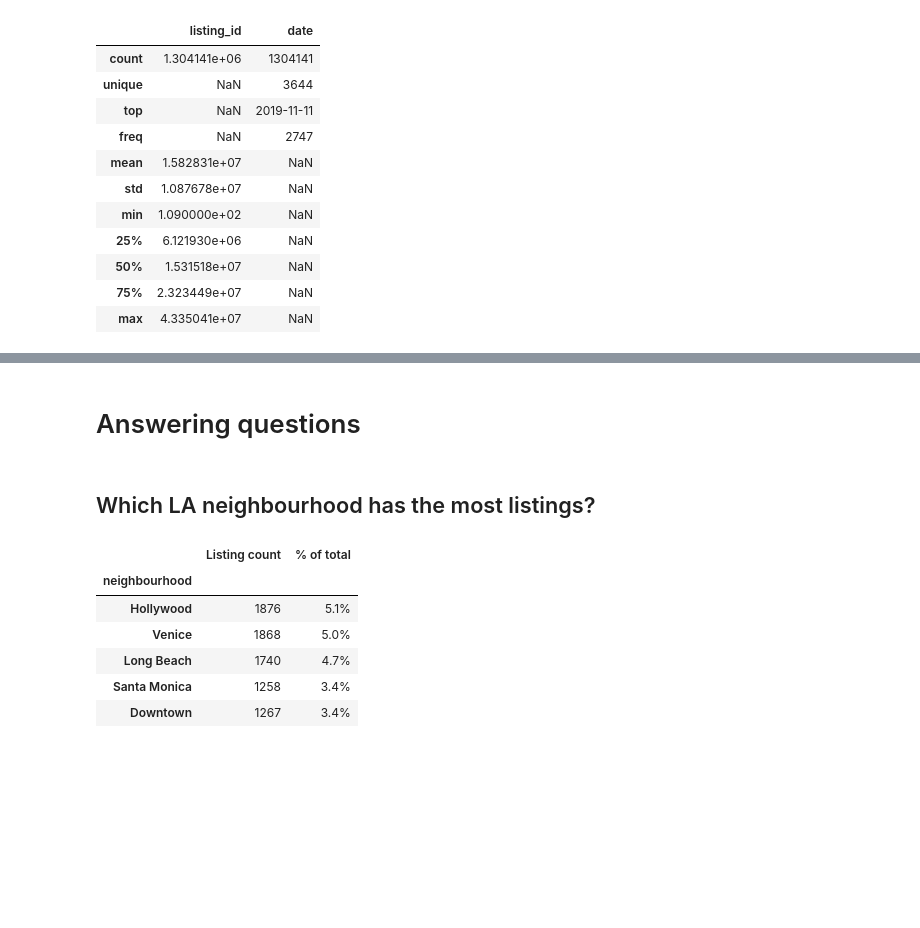
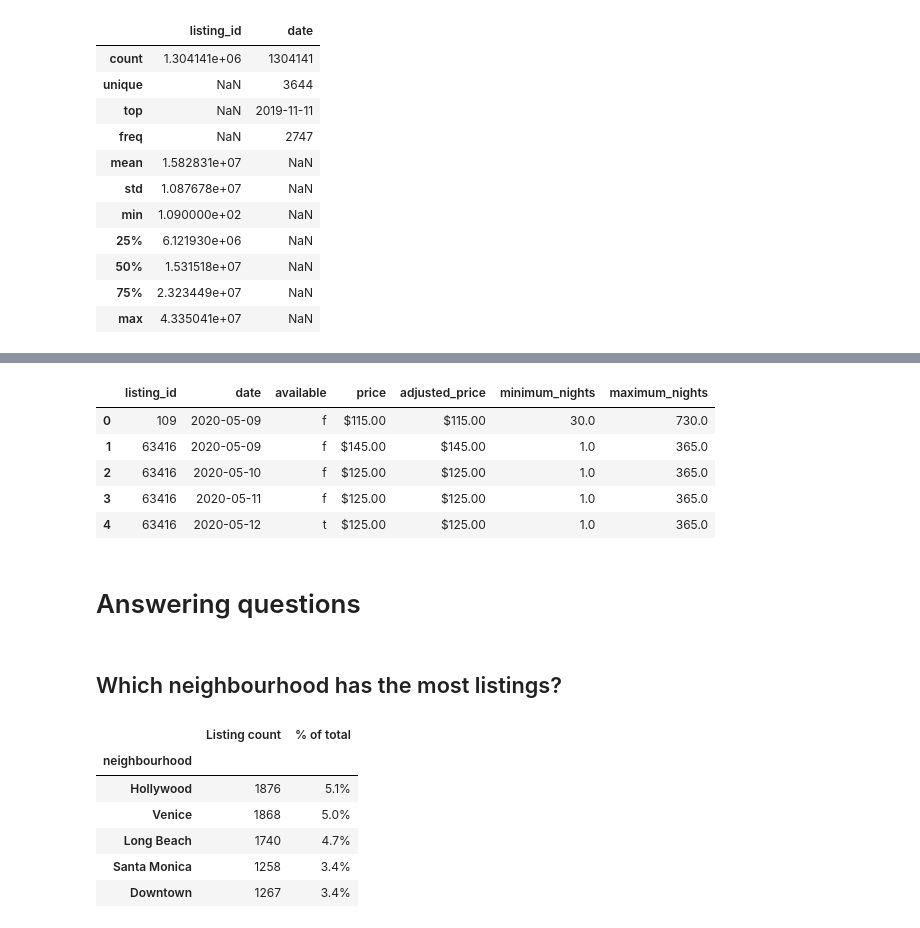
Before and after one commit to mark-baole/AirBnB-Los-Angeles, a Jupyter notebook: ML_AirBnB_Los_Angeles.ipynb, the cells around one changed output, grey strips where cells are left out. Cells and saved outputs as stored; diff of their text form; code cells hidden in the pictures; blank space fills up the shorter version.

```diff
--- a/ML_AirBnB_Los_Angeles.ipynb
+++ b/ML_AirBnB_Los_Angeles.ipynb
@@ -172,7 +203,16 @@ detailed_listings.head()
+# %%
+calendar.head()
+# %% [output]
+|  | listing_id | date | available | price | adjusted_price | minimum_nights | maximum_nights |
+| 0 | 109 | 2020-05-09 | f | $115.00 | $115.00 | 30.0 | 730.0 |
+| 1 | 63416 | 2020-05-09 | f | $145.00 | $145.00 | 1.0 | 365.0 |
+| 2 | 63416 | 2020-05-10 | f | $125.00 | $125.00 | 1.0 | 365.0 |
+| 3 | 63416 | 2020-05-11 | f | $125.00 | $125.00 | 1.0 | 365.0 |
+| 4 | 63416 | 2020-05-12 | t | $125.00 | $125.00 | 1.0 | 365.0 |
 # %% [markdown]
 # Answering questions
 # %% [markdown]
-## Which LA neighbourhood has the most listings?
+## Which neighbourhood has the most listings?
 # %%
 nbh = listings.groupby(by='neighbourhood')['id'].agg(['count', lambda x: x.count()/listings.shape[0]])
 nbh.columns = ['Listing count', '% of total']
```
Also changed, not shown: parts of 22 cells of this notebook.
